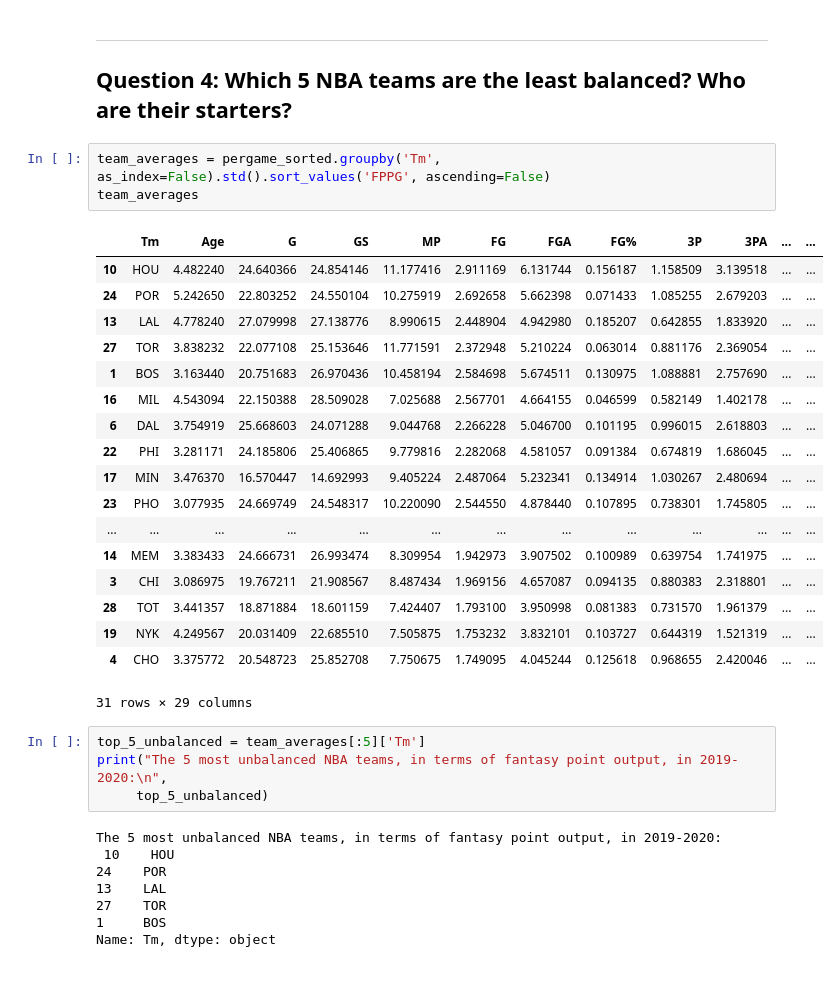
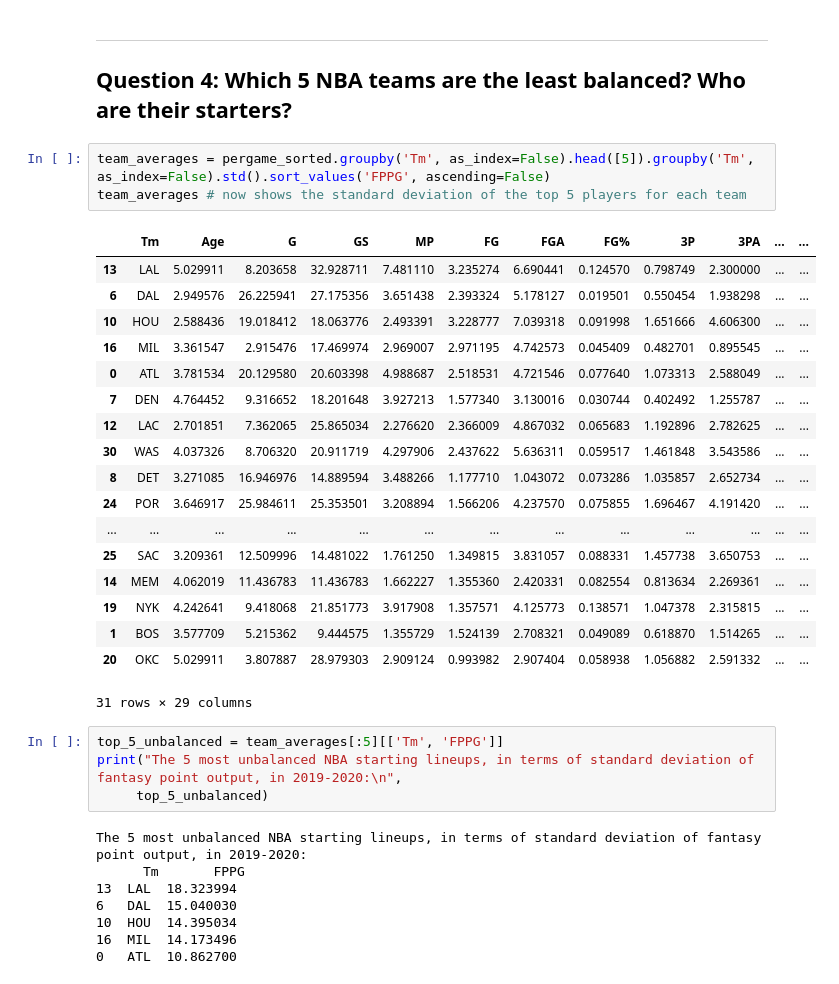
Before and after one commit to kylenero99/2019-20-NBA-Analysis, a Jupyter notebook: FantasyBaksetballAnalysis.ipynb, the cells around one changed output. Cells and saved outputs as stored; diff of their text form.

```diff
--- a/FantasyBaksetballAnalysis.ipynb
+++ b/FantasyBaksetballAnalysis.ipynb
@@ -142,37 +142,37 @@ Name: Player, dtype: object
 Question 4: Which 5 NBA teams are the least balanced? Who are their starters?
 -----
 # %%
-team_averages = pergame_sorted.groupby('Tm', as_index=False).std().sort_values('FPPG', ascending=False)
-team_averages
+team_averages = pergame_sorted.groupby('Tm', as_index=False).head([5]).groupby('Tm', as_index=False).std().sort_values('FPPG', ascending=False)
+team_averages # now shows the standard deviation of the top 5 players for each team
 # %% [output]
 |  | Tm | Age | G | GS | MP | FG | FGA | FG% | 3P | 3PA | ... | ... |
-| 10 | HOU | 4.482240 | 24.640366 | 24.854146 | 11.177416 | 2.911169 | 6.131744 | 0.156187 | 1.158509 | 3.139518 | ... | ... |
-| 24 | POR | 5.242650 | 22.803252 | 24.550104 | 10.275919 | 2.692658 | 5.662398 | 0.071433 | 1.085255 | 2.679203 | ... | ... |
-| 13 | LAL | 4.778240 | 27.079998 | 27.138776 | 8.990615 | 2.448904 | 4.942980 | 0.185207 | 0.642855 | 1.833920 | ... | ... |
-| 27 | TOR | 3.838232 | 22.077108 | 25.153646 | 11.771591 | 2.372948 | 5.210224 | 0.063014 | 0.881176 | 2.369054 | ... | ... |
-| 1 | BOS | 3.163440 | 20.751683 | 26.970436 | 10.458194 | 2.584698 | 5.674511 | 0.130975 | 1.088881 | 2.757690 | ... | ... |
-| 16 | MIL | 4.543094 | 22.150388 | 28.509028 | 7.025688 | 2.567701 | 4.664155 | 0.046599 | 0.582149 | 1.402178 | ... | ... |
-| 6 | DAL | 3.754919 | 25.668603 | 24.071288 | 9.044768 | 2.266228 | 5.046700 | 0.101195 | 0.996015 | 2.618803 | ... | ... |
-| 22 | PHI | 3.281171 | 24.185806 | 25.406865 | 9.779816 | 2.282068 | 4.581057 | 0.091384 | 0.674819 | 1.686045 | ... | ... |
-| 17 | MIN | 3.476370 | 16.570447 | 14.692993 | 9.405224 | 2.487064 | 5.232341 | 0.134914 | 1.030267 | 2.480694 | ... | ... |
-| 23 | PHO | 3.077935 | 24.669749 | 24.548317 | 10.220090 | 2.544550 | 4.878440 | 0.107895 | 0.738301 | 1.745805 | ... | ... |
+| 13 | LAL | 5.029911 | 8.203658 | 32.928711 | 7.481110 | 3.235274 | 6.690441 | 0.124570 | 0.798749 | 2.300000 | ... | ... |
+| 6 | DAL | 2.949576 | 26.225941 | 27.175356 | 3.651438 | 2.393324 | 5.178127 | 0.019501 | 0.550454 | 1.938298 | ... | ... |
+| 10 | HOU | 2.588436 | 19.018412 | 18.063776 | 2.493391 | 3.228777 | 7.039318 | 0.091998 | 1.651666 | 4.606300 | ... | ... |
+| 16 | MIL | 3.361547 | 2.915476 | 17.469974 | 2.969007 | 2.971195 | 4.742573 | 0.045409 | 0.482701 | 0.895545 | ... | ... |
+| 0 | ATL | 3.781534 | 20.129580 | 20.603398 | 4.988687 | 2.518531 | 4.721546 | 0.077640 | 1.073313 | 2.588049 | ... | ... |
+| 7 | DEN | 4.764452 | 9.316652 | 18.201648 | 3.927213 | 1.577340 | 3.130016 | 0.030744 | 0.402492 | 1.255787 | ... | ... |
+| 12 | LAC | 2.701851 | 7.362065 | 25.865034 | 2.276620 | 2.366009 | 4.867032 | 0.065683 | 1.192896 | 2.782625 | ... | ... |
+| 30 | WAS | 4.037326 | 8.706320 | 20.911719 | 4.297906 | 2.437622 | 5.636311 | 0.059517 | 1.461848 | 3.543586 | ... | ... |
+| 8 | DET | 3.271085 | 16.946976 | 14.889594 | 3.488266 | 1.177710 | 1.043072 | 0.073286 | 1.035857 | 2.652734 | ... | ... |
+| 24 | POR | 3.646917 | 25.984611 | 25.353501 | 3.208894 | 1.566206 | 4.237570 | 0.075855 | 1.696467 | 4.191420 | ... | ... |
 | ... | ... | ... | ... | ... | ... | ... | ... | ... | ... | ... | ... | ... |
-| 14 | MEM | 3.383433 | 24.666731 | 26.993474 | 8.309954 | 1.942973 | 3.907502 | 0.100989 | 0.639754 | 1.741975 | ... | ... |
-| 3 | CHI | 3.086975 | 19.767211 | 21.908567 | 8.487434 | 1.969156 | 4.657087 | 0.094135 | 0.880383 | 2.318801 | ... | ... |
-| 28 | TOT | 3.441357 | 18.871884 | 18.601159 | 7.424407 | 1.793100 | 3.950998 | 0.081383 | 0.731570 | 1.961379 | ... | ... |
-| 19 | NYK | 4.249567 | 20.031409 | 22.685510 | 7.505875 | 1.753232 | 3.832101 | 0.103727 | 0.644319 | 1.521319 | ... | ... |
-| 4 | CHO | 3.375772 | 20.548723 | 25.852708 | 7.750675 | 1.749095 | 4.045244 | 0.125618 | 0.968655 | 2.420046 | ... | ... |
+| 25 | SAC | 3.209361 | 12.509996 | 14.481022 | 1.761250 | 1.349815 | 3.831057 | 0.088331 | 1.457738 | 3.650753 | ... | ... |
+| 14 | MEM | 4.062019 | 11.436783 | 11.436783 | 1.662227 | 1.355360 | 2.420331 | 0.082554 | 0.813634 | 2.269361 | ... | ... |
+| 19 | NYK | 4.242641 | 9.418068 | 21.851773 | 3.917908 | 1.357571 | 4.125773 | 0.138571 | 1.047378 | 2.315815 | ... | ... |
+| 1 | BOS | 3.577709 | 5.215362 | 9.444575 | 1.355729 | 1.524139 | 2.708321 | 0.049089 | 0.618870 | 1.514265 | ... | ... |
+| 20 | OKC | 5.029911 | 3.807887 | 28.979303 | 2.909124 | 0.993982 | 2.907404 | 0.058938 | 1.056882 | 2.591332 | ... | ... |
 31 rows × 29 columns
 # %%
-top_5_unbalanced = team_averages[:5]['Tm']
-print("The 5 most unbalanced NBA teams, in terms of fantasy point output, in 2019-2020:\n",
+top_5_unbalanced = team_averages[:5][['Tm', 'FPPG']]
+print("The 5 most unbalanced NBA starting lineups, in terms of standard deviation of fantasy point output, in 2019-2020:\n",
      top_5_unbalanced)
 # %% [output]
-The 5 most unbalanced NBA teams, in terms of fantasy point output, in 2019-2020:
- 10    HOU
-24    POR
-13    LAL
-27    TOR
-1     BOS
-Name: Tm, dtype: object
+The 5 most unbalanced NBA starting lineups, in terms of standard deviation of fantasy point output, in 2019-2020:
+      Tm       FPPG
+13  LAL  18.323994
+6   DAL  15.040030
+10  HOU  14.395034
+16  MIL  14.173496
+0   ATL  10.862700
 # %%
```
Also changed, not shown: parts of 1 cell of this notebook.
